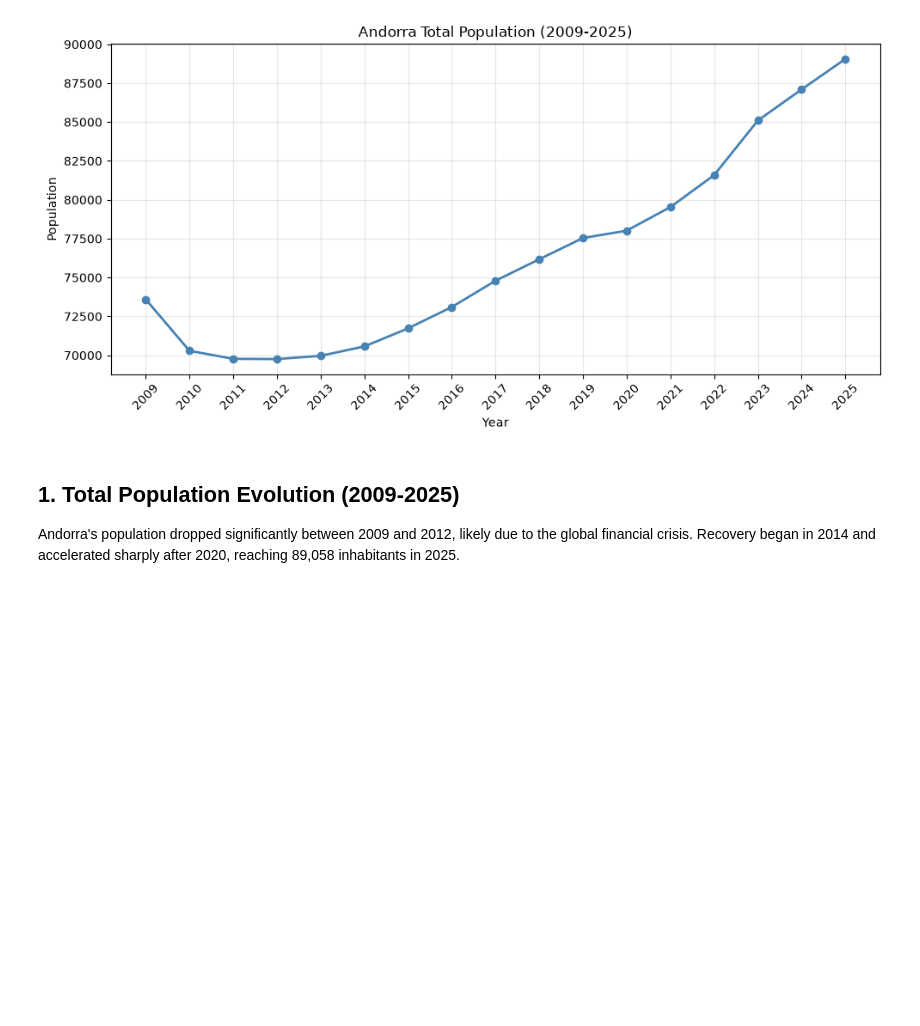
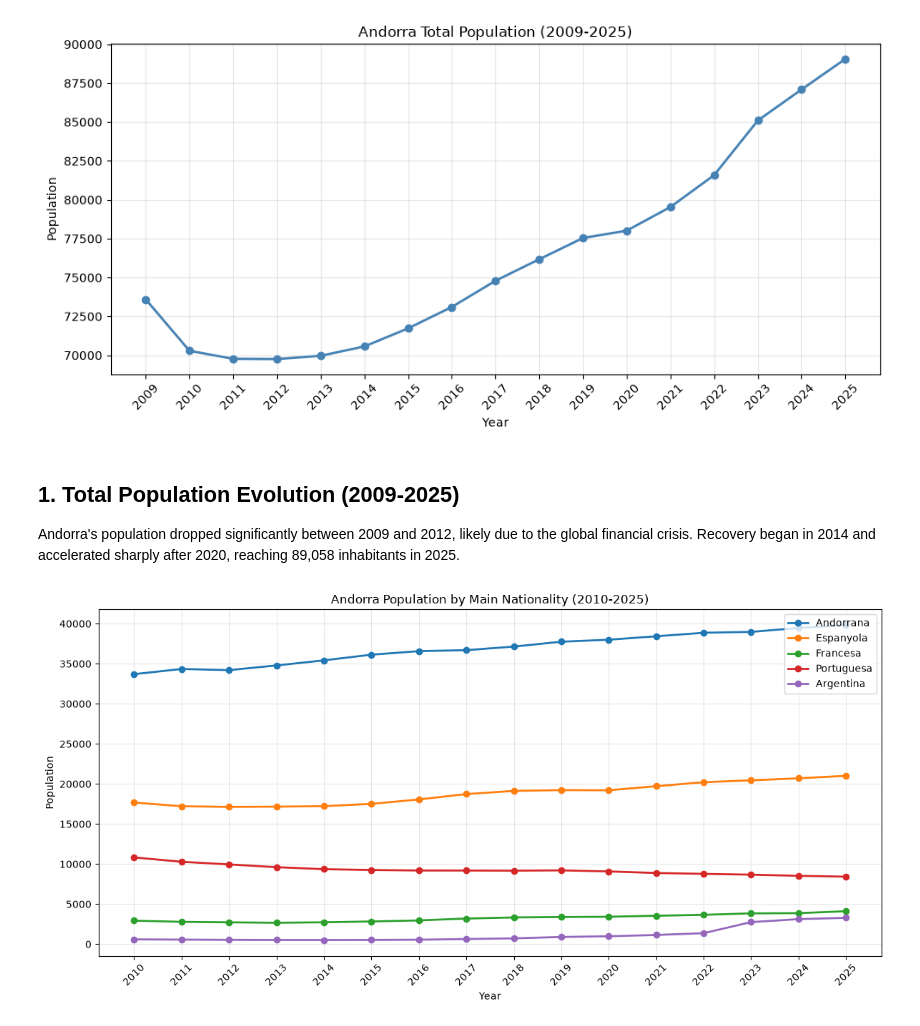
Before and after one commit to david-deluca/andorra-demographic-analysis, a Jupyter notebook: analysis.ipynb, the cells around one changed output. Cells and saved outputs as stored; diff of their text form; code cells hidden in the pictures; blank space fills up the shorter version.

Commit message:
feat: add nationality evolution chart with key insights

```diff
--- a/analysis.ipynb
+++ b/analysis.ipynb
@@ -38,3 +38,29 @@ plt.show()
 Andorra's population dropped significantly between 2009 and 2012,
 likely due to the global financial crisis. Recovery began in 2014
 and accelerated sharply after 2020, reaching 89,058 inhabitants in 2025.
+# %%
+# Reshape nationality data
+years_nat = [col for col in df_nationality.columns if col.isdigit()]
+
+# Clean nationality names
+df_nationality['name'] = df_nationality['Descripció'].str.replace('POBLACIÓ PER NACIONALITAT. ', '', regex=False).str.title()
+
+# Plot main nationalities
+main_nationalities = ['Andorrana', 'Espanyola', 'Portuguesa', 'Francesa', 'Argentina']
+
+plt.figure(figsize=(12, 6))
+for _, row in df_nationality.iterrows():
+    if row['name'] in main_nationalities:
+        values = row[years_nat].astype(float).values
+        plt.plot(years_nat, values, marker='o', linewidth=2, label=row['name'])
+
+plt.title("Andorra Population by Main Nationality (2010-2025)")
+plt.xlabel("Year")
+plt.ylabel("Population")
+plt.legend()
+plt.grid(alpha=0.3)
+plt.xticks(rotation=45)
+plt.tight_layout()
+plt.show()
+# %% [output]
+[figure, added]
```
Also changed, not shown: parts of 1 cell of this notebook.
